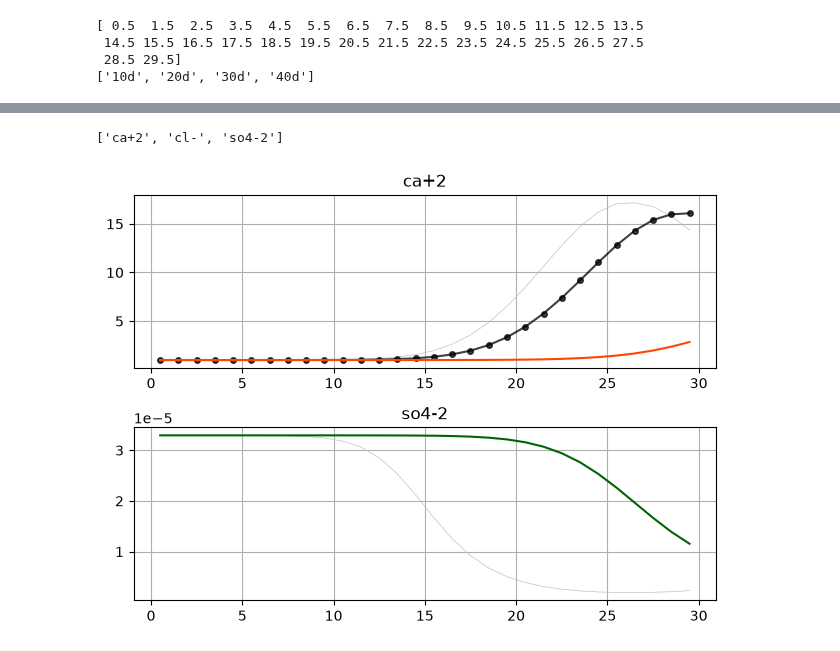
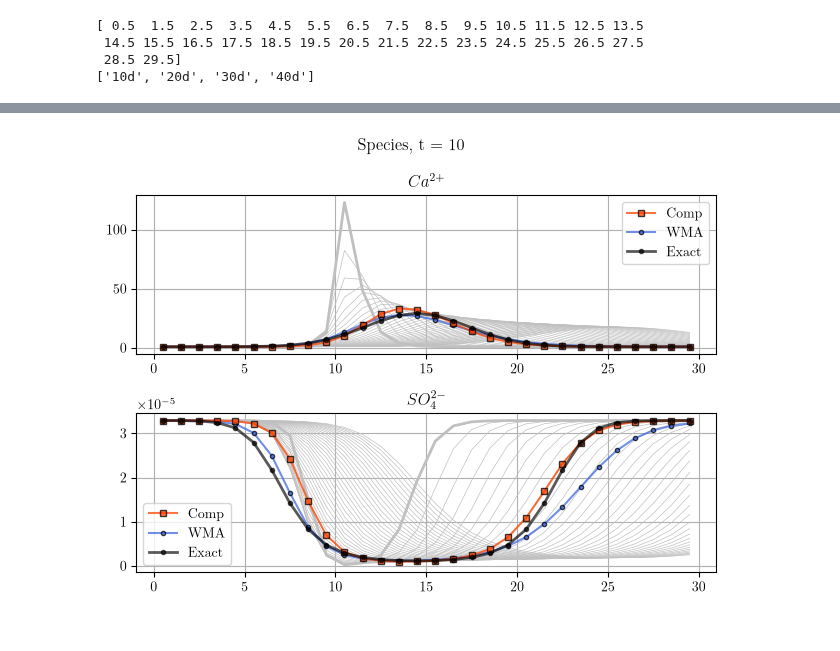
Before and after one commit to luiggix/RTWMA, a Jupyter notebook: benchmarks/03_RT_COM_gypsum_1D/02_Analysis_Vis.ipynb, the cells around one changed output, grey strips where cells are left out. Cells and saved outputs as stored; diff of their text form; code cells hidden in the pictures.

Commit message:
gypsum componentes listo

```diff
--- a/benchmarks/03_RT_COM_gypsum_1D/02_Analysis_Vis.ipynb
+++ b/benchmarks/03_RT_COM_gypsum_1D/02_Analysis_Vis.ipynb
@@ -5,6 +5,26 @@ import matplotlib.pyplot as plt
 import os
 from src_gypsum import utils
 import flopy
+# %%
+# Usamos LaTeX para los tectos de la figura.
+plt.rcParams.update({
+    "text.usetex": True,
+    "font.family": "serif",
+    "font.serif": ["Computer Modern Roman"],
+})
+# %%
+def data_recovery_excel(filename, tsel = 10):
+    #
+    # Concentraciones de los dos especies al tiempo 'tsel'
+    c1 = pd.read_excel(filename, sheet_name='c_1').iloc[11:,tsel+5].to_numpy()
+    c2 = pd.read_excel(filename, sheet_name='c_2').iloc[11:,tsel+5].to_numpy()
+    #
+    # Solución analítica de los dos especies al tiempo 'tsel'
+    an_tsel = 5 + tsel // 10
+    an_c1 = pd.read_excel(filename, sheet_name='An_C1').iloc[11:,an_tsel].to_numpy()
+    an_c2 = pd.read_excel(filename, sheet_name='An_C2').iloc[11:,an_tsel].to_numpy()
+
+    return c1, c2, an_c1, an_c2
 # %%
 # Cargamos el modelo de flujo
 o_sim = flopy.mf6.MFSimulation.load(
@@ -55,30 +91,50 @@ lines[2]
 # %%
 fig, ax = plt.subplots(2, 1)
 
-print(f"{spec_names}")
+# Graficación a apartir del paso 1.
+for nt in range(1, 40, 1):
+    lw = 2 if nt == 1 else 0.5
+    ax[0].plot(x, [float(l) for l in lines[0 + nt * nspec].split()][1:], lw=lw, color='silver')
+    ax[1].plot(x, [float(l) for l in lines[2 + nt * nspec].split()][1:], lw=lw, color='silver')
+#    ax[2].plot(x, [float(l) for l in lines[1 + nt * nspec].split()][1:], lw=lw, color='silver')
 
-#ax[0].plot(x, [float(l) for l in lines[0].split()][1:], lw=1.5, ls = "-", color='C1')
-#ax[1].plot(x, [float(l) for l in lines[2].split()][1:], lw=1.5, ls = "-", color='C2')
+tsel = 10
 
-for nt in range(1, 2, 1):
-    ax[0].plot(x, [float(l) for l in lines[0 + nt * nspec].split()][1:], lw=.5, color='silver')
-    ax[1].plot(x, [float(l) for l in lines[2 + nt * nspec].split()][1:], lw=.5, color='silver')
+alpha = 0.75
+markersize = 4
 
-ax[0].plot(x, [float(l) for l in lines[24].split()][1:], lw=1.5, ls = "-", color='black',
-          marker = "o", markersize="4", alpha = 0.75)
+ax[0].plot(x, [float(l) for l in lines[0 + tsel * nspec].split()][1:],
+           lw=1.5, ls = "-", marker='s', markersize=markersize, markeredgecolor="black",
+           color='orangered', alpha=alpha, zorder = 5, label=f"Comp")
+ax[1].plot(x, [float(l) for l in lines[2 + tsel * nspec].split()][1:],
+           lw=1.5, ls = "-", marker='s', markersize=markersize, markeredgecolor="black",
+           color='orangered', alpha=alpha, zorder = 5, label=f"Comp")
+#ax[2].plot(x, [float(l) for l in lines[1 + tsel * nspec].split()][1:],
+#           lw=1.5, ls = "-", color='royalblue')
 
-ax[0].plot(x, [float(l) for l in lines[-3].split()][1:], lw=1.5, ls = "-", color='orangered')
-ax[1].plot(x, [float(l) for l in lines[-1].split()][1:], lw=1.5, ls = "-", color='darkgreen')
+c1, c2, an_c1, an_c2 = data_recovery_excel("nr_analysis/comparativa_02.xlsx", tsel = tsel)
 
-ax[0].set_title(f"{spec_names[0]}")
-ax[1].set_title(f"{spec_names[2]}")
+ax[0].plot(x, c1, marker='o', markersize=3, markeredgecolor="black",
+           alpha=alpha, color="royalblue", zorder = 4, label = f"WMA")
+ax[1].plot(x, c2, marker='o', markersize=3, markeredgecolor="black",
+           alpha=alpha, color="royalblue", zorder = 4, label = f"WMA")
+ax[0].plot(x, an_c1, ".-", lw = 2, color="black", label = f"Exact", alpha = 0.65, zorder = 6)
+ax[1].plot(x, an_c2, ".-", lw = 2, color="black", label = f"Exact", alpha = 0.65, zorder = 6)
+
+ax[0].set_title("$Ca^{2+}$")#f"{spec_names[0]}")
+ax[1].set_title("$SO_4^{2-}$")#f"{spec_names[2]}")
+#ax[2].set_title(f"{spec_names[1]}")
 
 ax[0].grid()
 ax[1].grid()
+#ax[2].grid()
 
+ax[0].legend()
+ax[1].legend()
+
+plt.suptitle(f"Species, t = {tsel}")
 plt.tight_layout()
-plt.savefig("componentes_yeso.png")
+plt.savefig("componentes_yeso.pdf")
 plt.show()
 # %% [output]
-['ca+2', 'cl-', 'so4-2']
-[figure, old version]
+[figure, new version]
```
Also changed, not shown: parts of 3 cells of this notebook, 7 other files.
